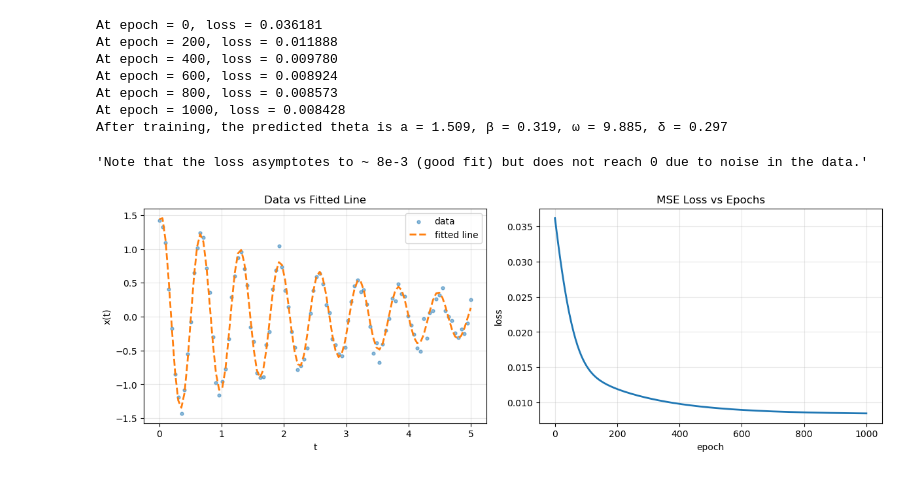
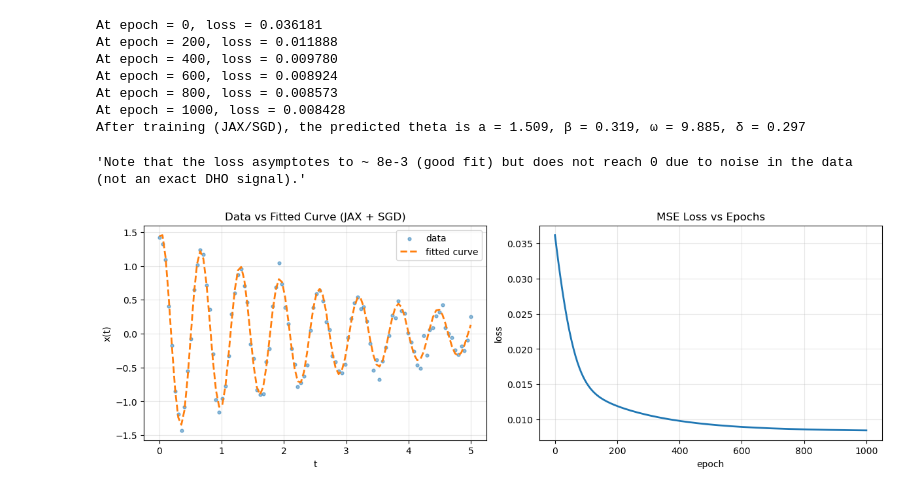
Before and after one commit to JacobGraham6489/physics-7321, a Jupyter notebook: Homeworks/HW4 Jacob Graham.ipynb, the cells around one changed output. Cells and saved outputs as stored; diff of their text form; code cells hidden in the pictures.

Commit message:
Notes and Homeworks

```diff
--- a/Homeworks/HW4 Jacob Graham.ipynb
+++ b/Homeworks/HW4 Jacob Graham.ipynb
@@ -6,13 +10,13 @@ import jax.numpy as jnp
 # %%
 # 1.1 (single-layer NN for parameter inference using SGD in JAX)
-# - N: number of noisy samples from the damped harmonic oscillator
+# - N: number of noisy samples from the damped harmonic oscillator (batch size B = N)
 # - times  ∈ R^{N}  # scalar input per sample (d_in = 1)
 # - x_data ∈ R^{N}  # scalar target per sample (d_out = 1)
-# shapes are (N,) (1D arrays) not (N,1)
+# Batched shapes are (N,) (1D vectors) instead of (N,1) = (B, d_in = d_out); this is fine here since d_in = d_out = 1.
 num_samples = 100
 time_end = 5.0
-times  = jnp.linspace(0.0, time_end, num_samples)
-x_data = jnp.array([ 1.42136407e+00,  1.32538052e+00,  1.08997205e+00,  4.01375320e-01,
+times  = np.linspace(0.0, time_end, num_samples)
+x_data = np.array([ 1.42136407e+00,  1.32538052e+00,  1.08997205e+00,  4.01375320e-01,
        -1.78495795e-01, -8.50696683e-01, -1.18615104e+00, -1.42918430e+00,
        -1.08653056e+00, -5.51030603e-01, -7.50736710e-02,  6.47062767e-01,
         1.01484947e+00,  1.23909135e+00,  1.16973363e+00,  7.14521669e-01,
@@ -40,7 +44,6 @@ x_data = jnp.array([ 1.42136407e+00,  1.32538052e+00,  1.08997205e+00,  4.013753
 
 # single-layer parametric fit: f(t; θ) = a * exp(-β t) * cos(ω t - δ) = x̂
 # learnable parameters: θ = (a, β, ω, δ) ∈ R^{4}  → stored as a 1D array of shape (4,)
-# use all N samples each step (batch size B = N); with t, x, x̂ ∈ R^{N} shapes are (N,) (1D arrays) not (N,1)
 def f(theta, t):
     a, beta, omega, delta = theta
     return a * jnp.exp(-beta*t) * jnp.cos(omega*t - delta)
@@ -61,44 +64,44 @@ def sgd_step(theta, t, x, lr):
 
 theta = initial_parameters()
 lr = 1e-2
-losses = []
+sgd_losses = []
 num_epochs = 1000
 epochs = jnp.arange(0, num_epochs + 1) # epochs = [0, 1, 2, ..., num_epochs]
 
 for epoch in epochs:
     theta, loss = sgd_step(theta, times, x_data, lr)
     if epoch % (num_epochs // 5) == 0:
         print(f"At epoch = {epoch}, loss = {loss:.6f}")
-    losses.append(loss)
+    sgd_losses.append(loss)
 
 fig, axs = plt.subplots(1,2, figsize = (12,4), constrained_layout=True)
 x_fit = f(theta, times)
 
 axs[0].scatter(times, x_data, s=12, alpha=0.5, label="data")
-axs[0].set_title("Data vs Fitted Line")
-axs[0].plot(times, x_fit, '--', color = 'C1', lw=2, label="fitted line")
+axs[0].set_title("Data vs Fitted Curve (JAX + SGD)")
+axs[0].plot(times, x_fit, '--', color = 'C1', lw=2, label="fitted curve")
 axs[0].set_xlabel("t")
 axs[0].set_ylabel("x(t)")
 axs[0].legend()
 axs[0].grid(alpha=0.3)
 
-axs[1].plot(epochs, losses, lw=2)
+axs[1].plot(epochs, sgd_losses, lw=2)
 axs[1].set_title("MSE Loss vs Epochs")
 axs[1].set_xlabel("epoch")
 axs[1].set_ylabel("loss")
 axs[1].grid(alpha=0.3)
 
-print(f"After training, the predicted theta is a = {theta[0]:.3f}, β = {theta[1]:.3f}, ω = {theta[2]:.3f}, δ = {theta[3]:.3f}")
-'Note that the loss asymptotes to ~ 8e-3 (good fit) but does not reach 0 due to noise in the data.'
+print(f"After training (JAX/SGD), the predicted theta is a = {theta[0]:.3f}, β = {theta[1]:.3f}, ω = {theta[2]:.3f}, δ = {theta[3]:.3f}")
+'Note that the loss asymptotes to ~ 8e-3 (good fit) but does not reach 0 due to noise in the data (not an exact DHO signal).'
 # %% [output]
 At epoch = 0, loss = 0.036181
 At epoch = 200, loss = 0.011888
 At epoch = 400, loss = 0.009780
 At epoch = 600, loss = 0.008924
 At epoch = 800, loss = 0.008573
 At epoch = 1000, loss = 0.008428
-After training, the predicted theta is a = 1.509, β = 0.319, ω = 9.885, δ = 0.297
+After training (JAX/SGD), the predicted theta is a = 1.509, β = 0.319, ω = 9.885, δ = 0.297
-'Note that the loss asymptotes to ~ 8e-3 (good fit) but does not reach 0 due to noise in the data.'
+'Note that the loss asymptotes to ~ 8e-3 (good fit) but does not reach 0 due to noise in the data (not an exact DHO signal).'
-[figure, old version]
+[figure, new version]
 # %%
 # 1.2 (single-layer NN for parameter inference using ADAMW in PyTorch)
```
Also changed, not shown: parts of 5 cells of this notebook, 9 other files.
